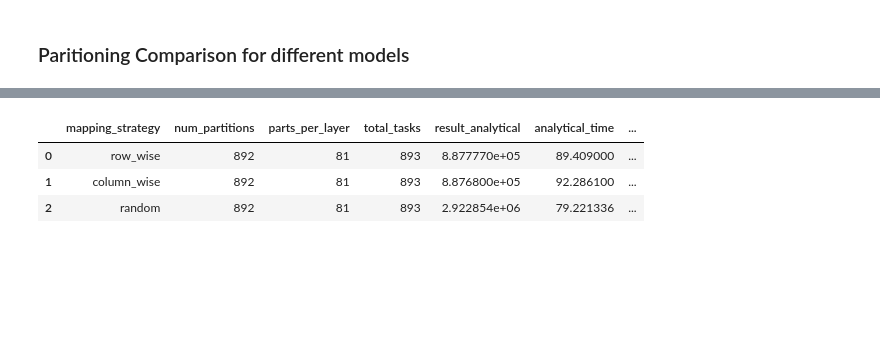
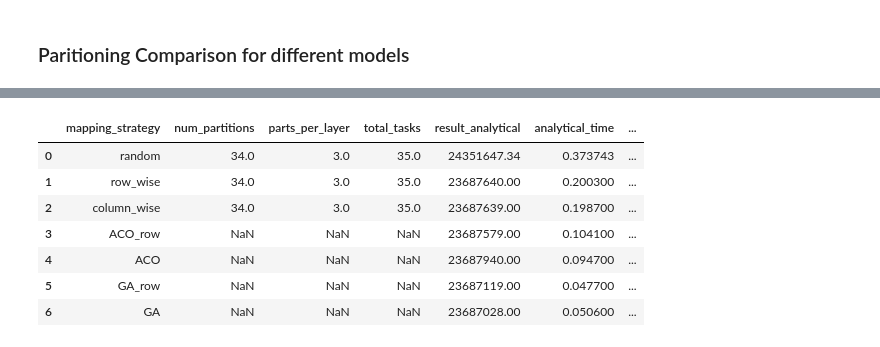
Before and after one commit to jjastrz14/ReNOS, a Jupyter notebook: notebooks/Model_comparison.ipynb, the cells around one changed output, grey strips where cells are left out. Saved outputs shown, nothing was run; the diff lists cells and outputs as text; code cells hidden in the pictures; blank space fills up the shorter version.

```diff
--- a/notebooks/Model_comparison.ipynb
+++ b/notebooks/Model_comparison.ipynb
@@ -42,7 +44,6 @@ For each model:
 import glob
 
 # Directory containing the CSV files
-data_dir = '../data/mapping_comparison'
 
 # Find all unique model names
 mapping_files = glob.glob(f'{data_dir}/mapping_comparison_*.csv')
@@ -75,7 +76,8 @@ for model_name in model_names:
 
         # Average the random mapping results
         # Group by all columns except result_analytical and analytical_time
-        group_cols = ['mapping_strategy', 'num_partitions', 'parts_per_layer', 'total_tasks', 'partitioner_config']
+        #mapping_strategy,num_partitions,parts_per_layer,total_tasks,result_analytical,analytical_time,partitioner_config,result_booksim,booksim_time,percentage_diff,time_gain
+        group_cols = ['mapping_strategy', 'num_partitions', 'parts_per_layer', 'total_tasks', 'result_analytical', 'analytical_time', 'partitioner_config', 'result_booksim', 'booksim_time', 'percentage_diff', 'time_gain']
         df_random_avg = df_random.groupby(group_cols, as_index=False).agg({
             'result_analytical': 'mean',
             'analytical_time': 'mean'
@@ -166,10 +323,14 @@ model_dataframes['VGG16_early']
 # %%
-model_dataframes['VGG16_late']
+model_dataframes['VGG_16_late']
 # %% [output]
 |  | mapping_strategy | num_partitions | parts_per_layer | total_tasks | result_analytical | analytical_time | ... |
-| 0 | row_wise | 892 | 81 | 893 | 8.877770e+05 | 89.409000 | ... |
-| 1 | column_wise | 892 | 81 | 893 | 8.876800e+05 | 92.286100 | ... |
-| 2 | random | 892 | 81 | 893 | 2.922854e+06 | 79.221336 | ... |
+| 0 | random | 34.0 | 3.0 | 35.0 | 24351647.34 | 0.373743 | ... |
+| 1 | row_wise | 34.0 | 3.0 | 35.0 | 23687640.00 | 0.200300 | ... |
+| 2 | column_wise | 34.0 | 3.0 | 35.0 | 23687639.00 | 0.198700 | ... |
+| 3 | ACO_row | NaN | NaN | NaN | 23687579.00 | 0.104100 | ... |
+| 4 | ACO | NaN | NaN | NaN | 23687940.00 | 0.094700 | ... |
+| 5 | GA_row | NaN | NaN | NaN | 23687119.00 | 0.047700 | ... |
+| 6 | GA | NaN | NaN | NaN | 23687028.00 | 0.050600 | ... |
 # %%
 """
 Normalize the results for each model to the random mapping baseline.
```
Also changed, not shown: parts of 13 cells of this notebook, 7 other files.
